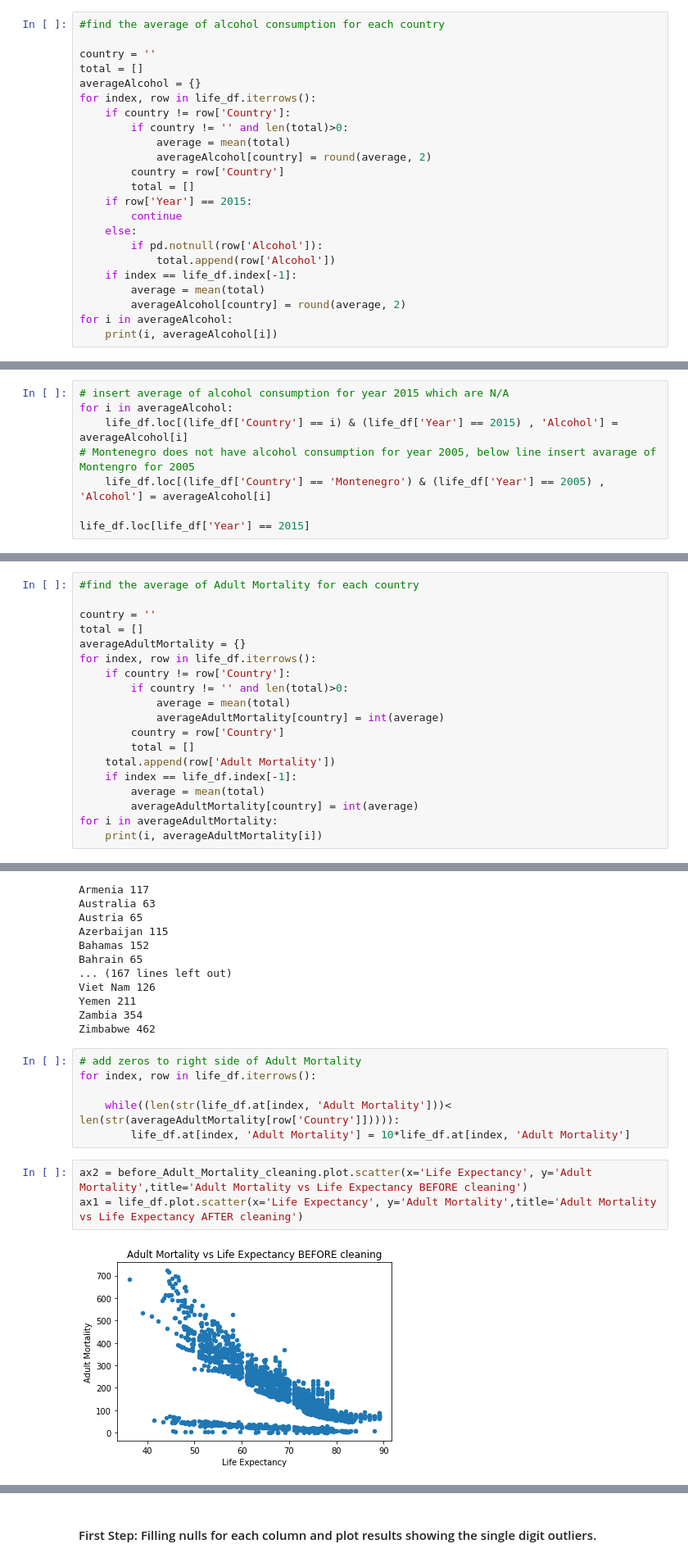
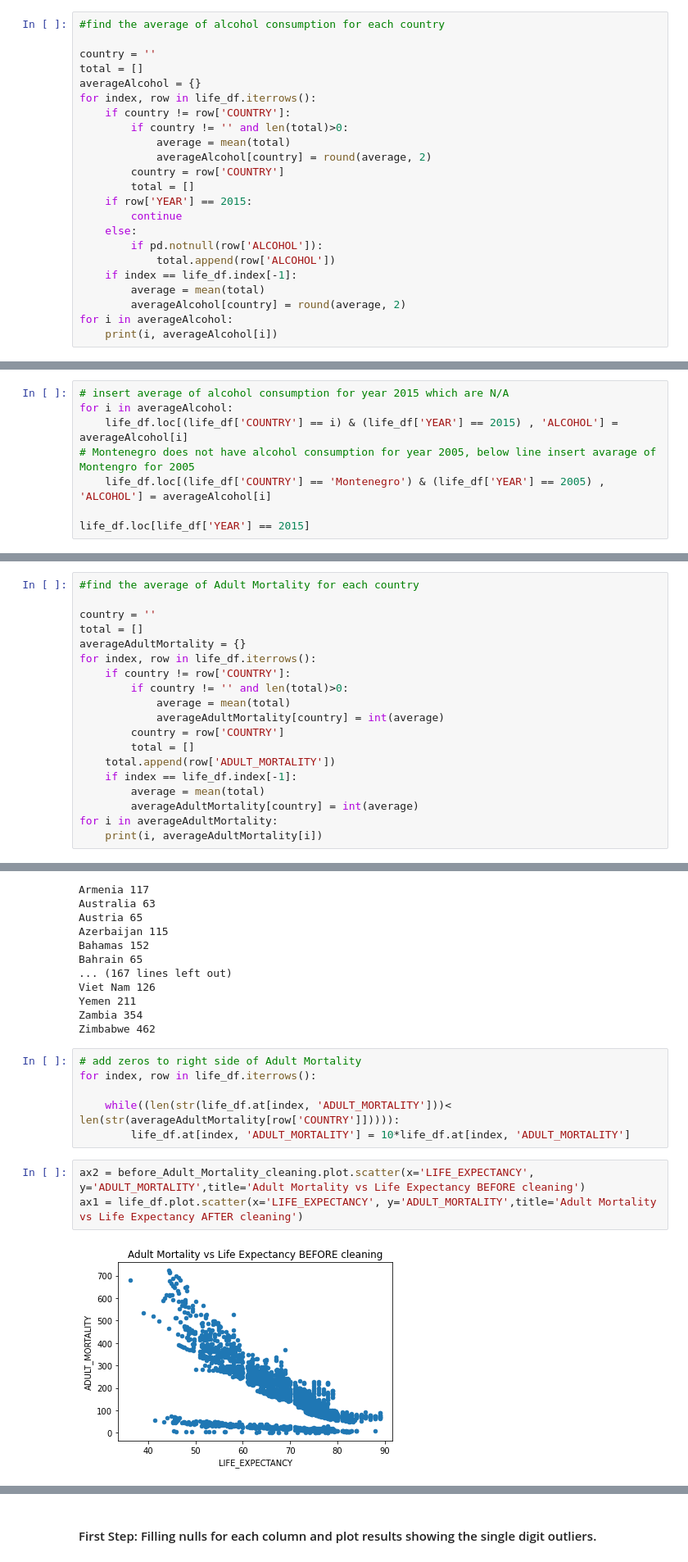
Before and after one commit to HoManCode/Group2-SIT307, a Jupyter notebook: A2 Dataset.ipynb, the cells around one changed output, grey strips where cells are left out. Shown: that part at 82% size. Cells and saved outputs as stored; diff of their text form.

```diff
--- a/A2 Dataset.ipynb
+++ b/A2 Dataset.ipynb
@@ -340,17 +343,17 @@ country = ''
 total = []
 averageAlcohol = {}
 for index, row in life_df.iterrows():
-    if country != row['Country']:
+    if country != row['COUNTRY']:
         if country != '' and len(total)>0:
             average = mean(total)
             averageAlcohol[country] = round(average, 2)
-        country = row['Country']
+        country = row['COUNTRY']
         total = []
-    if row['Year'] == 2015:
+    if row['YEAR'] == 2015:
         continue
     else:
-        if pd.notnull(row['Alcohol']):
-            total.append(row['Alcohol'])
+        if pd.notnull(row['ALCOHOL']):
+            total.append(row['ALCOHOL'])
     if index == life_df.index[-1]:
         average = mean(total)
         averageAlcohol[country] = round(average, 2)
@@ -377,9 +380,9 @@ Zimbabwe 4.48
 # %%
 # insert average of alcohol consumption for year 2015 which are N/A
 for i in averageAlcohol:
-    life_df.loc[(life_df['Country'] == i) & (life_df['Year'] == 2015) , 'Alcohol'] = averageAlcohol[i]
+    life_df.loc[(life_df['COUNTRY'] == i) & (life_df['YEAR'] == 2015) , 'ALCOHOL'] = averageAlcohol[i]
 # Montenegro does not have alcohol consumption for year 2005, below line insert avarage of Montengro for 2005
-    life_df.loc[(life_df['Country'] == 'Montenegro') & (life_df['Year'] == 2005) , 'Alcohol'] = averageAlcohol[i]
+    life_df.loc[(life_df['COUNTRY'] == 'Montenegro') & (life_df['YEAR'] == 2005) , 'ALCOHOL'] = averageAlcohol[i]
 
-life_df.loc[life_df['Year'] == 2015]
+life_df.loc[life_df['YEAR'] == 2015]
 # %% [output]
@@ -435,13 +438,13 @@ country = ''
 total = []
 averageAdultMortality = {}
 for index, row in life_df.iterrows():
-    if country != row['Country']:
+    if country != row['COUNTRY']:
         if country != '' and len(total)>0:
             average = mean(total)
             averageAdultMortality[country] = int(average)
-        country = row['Country']
+        country = row['COUNTRY']
         total = []
-    total.append(row['Adult Mortality'])
+    total.append(row['ADULT_MORTALITY'])
     if index == life_df.index[-1]:
         average = mean(total)
         averageAdultMortality[country] = int(average)
@@ -469,10 +472,10 @@ Zimbabwe 462
 # add zeros to right side of Adult Mortality
 for index, row in life_df.iterrows():
 
-    while((len(str(life_df.at[index, 'Adult Mortality']))< len(str(averageAdultMortality[row['Country']])))):
-        life_df.at[index, 'Adult Mortality'] = 10*life_df.at[index, 'Adult Mortality']
+    while((len(str(life_df.at[index, 'ADULT_MORTALITY']))< len(str(averageAdultMortality[row['COUNTRY']])))):
+        life_df.at[index, 'ADULT_MORTALITY'] = 10*life_df.at[index, 'ADULT_MORTALITY']
 # %%
-ax2 = before_Adult_Mortality_cleaning.plot.scatter(x='Life Expectancy', y='Adult Mortality',title='Adult Mortality vs Life Expectancy BEFORE cleaning')
-ax1 = life_df.plot.scatter(x='Life Expectancy', y='Adult Mortality',title='Adult Mortality vs Life Expectancy AFTER cleaning')
+ax2 = before_Adult_Mortality_cleaning.plot.scatter(x='LIFE_EXPECTANCY', y='ADULT_MORTALITY',title='Adult Mortality vs Life Expectancy BEFORE cleaning')
+ax1 = life_df.plot.scatter(x='LIFE_EXPECTANCY', y='ADULT_MORTALITY',title='Adult Mortality vs Life Expectancy AFTER cleaning')
 # %% [output]
-[figure, old version]
+[figure, new version]
```
Also changed, not shown: parts of 21 cells of this notebook.
